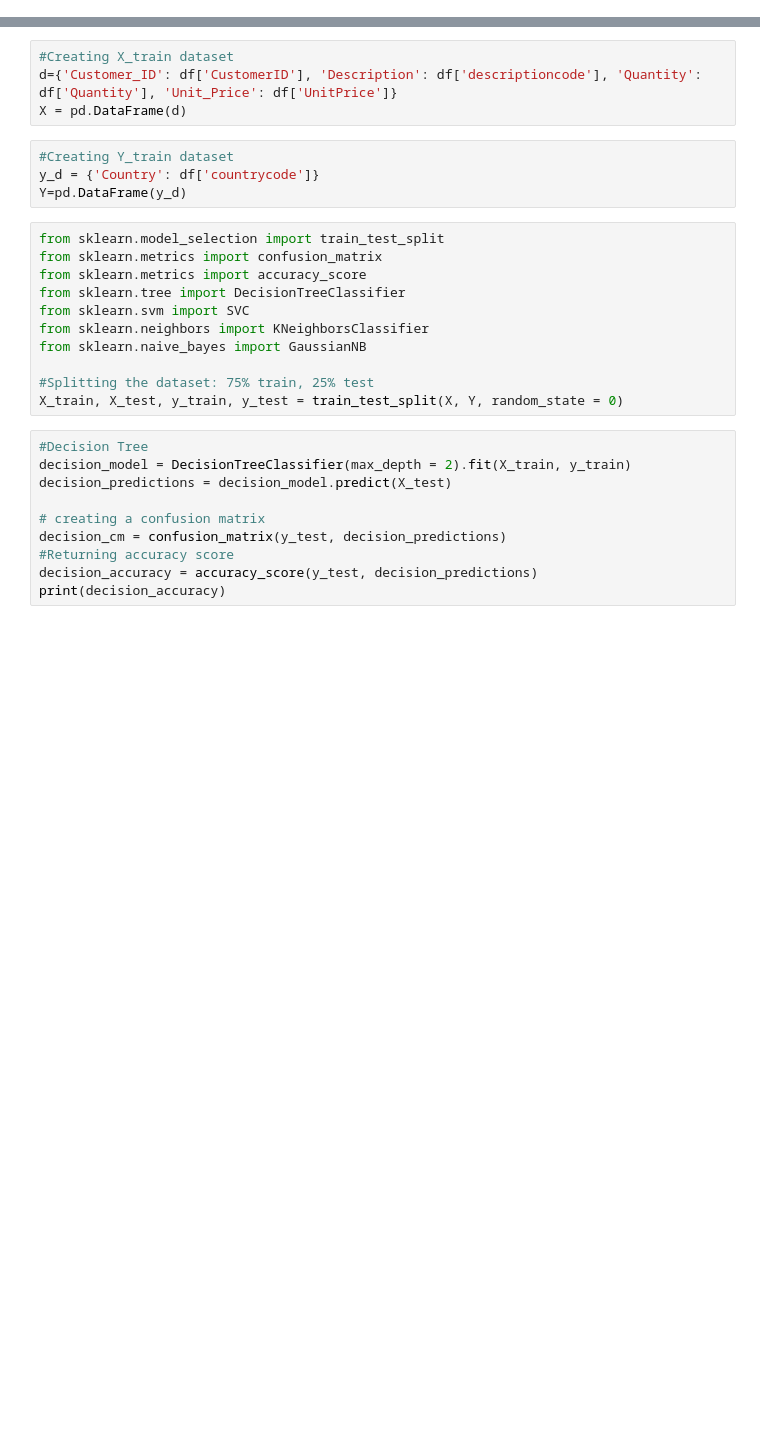
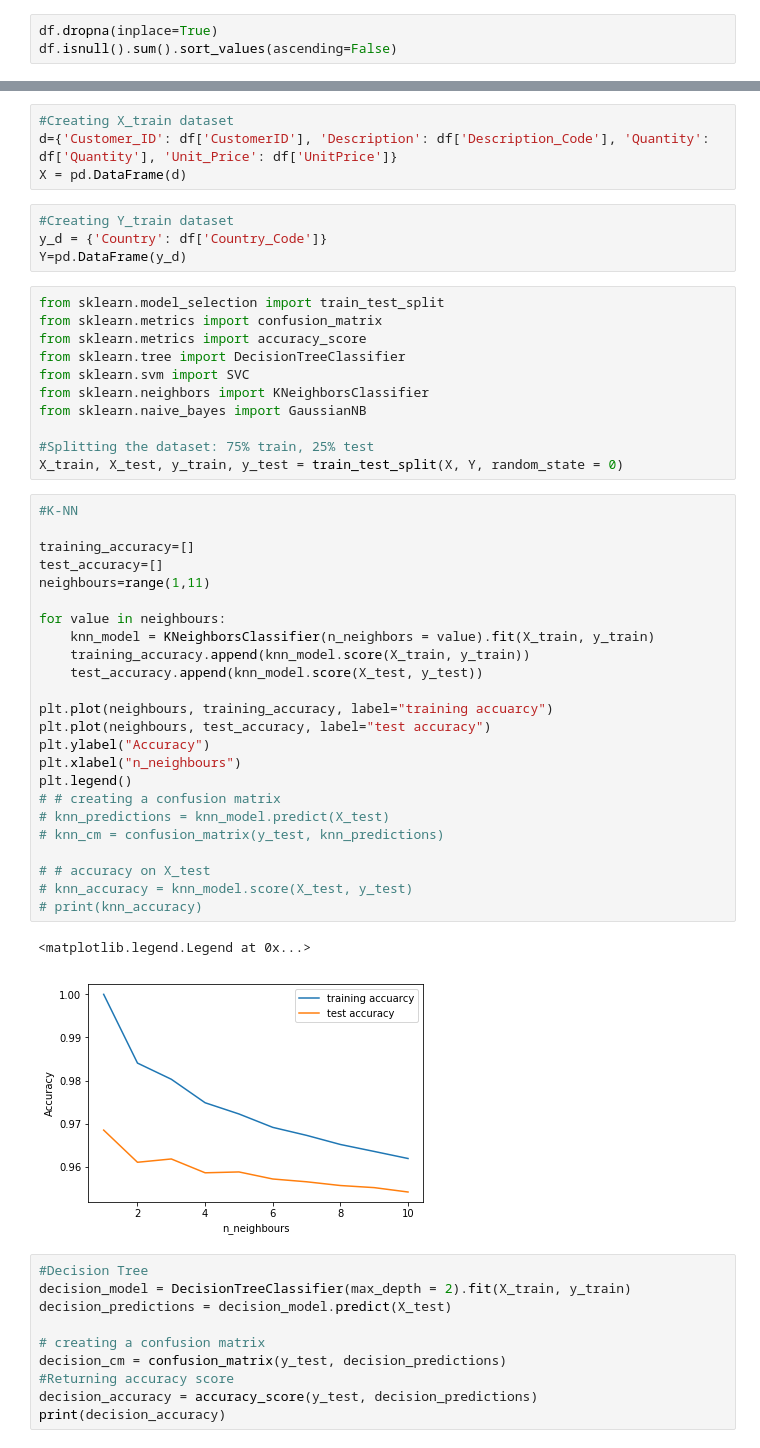
Before and after one commit to niharikakrishnan/Classification-ECommerceData, a Jupyter notebook: ecommerce.ipynb, the cells around one changed output, grey strips where cells are left out. Cells and saved outputs as stored; diff of their text form; blank space fills up the shorter version.

```diff
--- a/ecommerce.ipynb
+++ b/ecommerce.ipynb
@@ -252,3 +268,6 @@ df.corr(method ='kendall').style.format("{:.2}").background_gradient(cmap=plt.ge
 | TotalPrice | 0.53 | 0.24 | -0.11 | 0.0074 | -0.019 | 0.0027 | -0.14 | 1.0 | 0.0074 | ... |
 | Description_Code | 0.015 | -0.0069 | -0.0031 | 0.017 | 0.0074 | 0.0031 | -0.0047 | 0.0074 | 1.0 | ... |
 | Country_Code | -0.17 | 0.011 | 0.34 | -0.029 | 0.02 | -0.0039 | 0.1 | -0.17 | -0.013 | ... |
+# %%
+df.dropna(inplace=True)
+df.isnull().sum().sort_values(ascending=False)
@@ -255,10 +288,10 @@ df.corr(method ='kendall').style.format("{:.2}").background_gradient(cmap=plt.ge
 # %%
 #Creating X_train dataset
-d={'Customer_ID': df['CustomerID'], 'Description': df['descriptioncode'], 'Quantity': df['Quantity'], 'Unit_Price': df['UnitPrice']}
+d={'Customer_ID': df['CustomerID'], 'Description': df['Description_Code'], 'Quantity': df['Quantity'], 'Unit_Price': df['UnitPrice']}
 X = pd.DataFrame(d)
 # %%
 #Creating Y_train dataset
-y_d = {'Country': df['countrycode']}
+y_d = {'Country': df['Country_Code']}
 Y=pd.DataFrame(y_d)
 # %%
 from sklearn.model_selection import train_test_split
@@ -271,6 +304,33 @@ from sklearn.naive_bayes import GaussianNB
 
 #Splitting the dataset: 75% train, 25% test
 X_train, X_test, y_train, y_test = train_test_split(X, Y, random_state = 0)
+# %%
+#K-NN
+
+training_accuracy=[]
+test_accuracy=[]
+neighbours=range(1,11)
+
+for value in neighbours:
+    knn_model = KNeighborsClassifier(n_neighbors = value).fit(X_train, y_train)
+    training_accuracy.append(knn_model.score(X_train, y_train))
+    test_accuracy.append(knn_model.score(X_test, y_test))
+
+plt.plot(neighbours, training_accuracy, label="training accuarcy")
+plt.plot(neighbours, test_accuracy, label="test accuracy")
+plt.ylabel("Accuracy")
+plt.xlabel("n_neighbours")
+plt.legend()
+# # creating a confusion matrix
+# knn_predictions = knn_model.predict(X_test)
+# knn_cm = confusion_matrix(y_test, knn_predictions)
+
+# # accuracy on X_test
+# knn_accuracy = knn_model.score(X_test, y_test)
+# print(knn_accuracy)
+# %% [output]
+<matplotlib.legend.Legend at 0x...>
+[figure, added]
 # %%
 #Decision Tree
 decision_model = DecisionTreeClassifier(max_depth = 2).fit(X_train, y_train)
```
Also changed, not shown: parts of 7 cells of this notebook.
